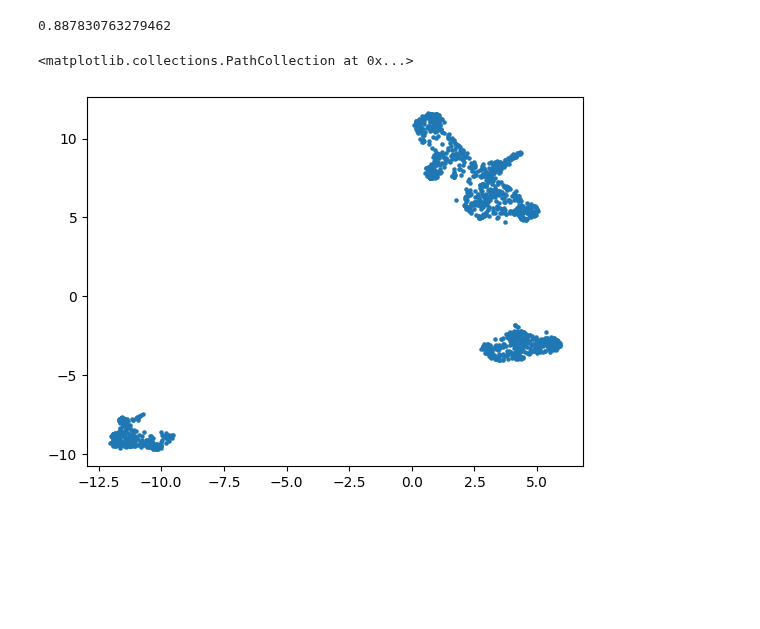
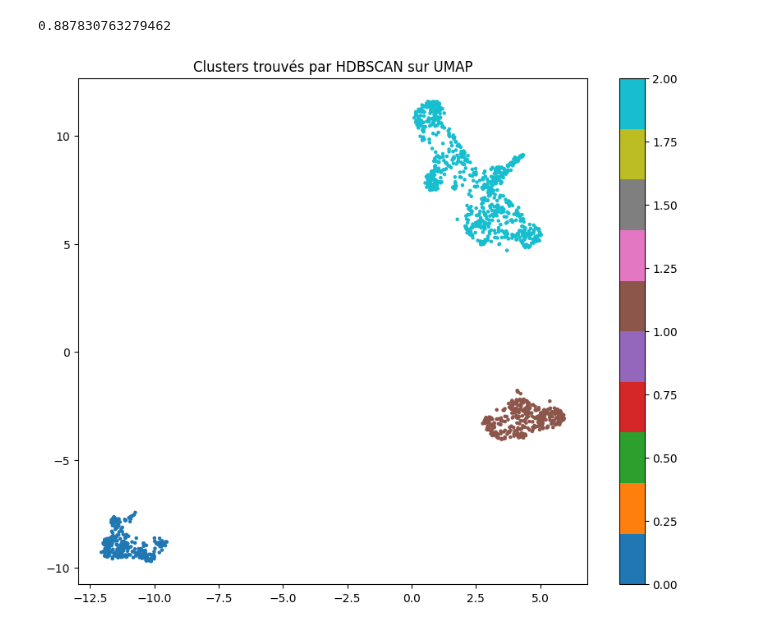
Before and after one commit to RandomFab/BRAINSCANAI, a Jupyter notebook: notebooks/Clustering_images.ipynb, the cells around one changed output. Saved outputs shown, nothing was run; the diff lists cells and outputs as text; code cells hidden in the pictures; blank space fills up the shorter version.

```diff
--- a/notebooks/Clustering_images.ipynb
+++ b/notebooks/Clustering_images.ipynb
@@ -96,19 +97,25 @@ labels = clusterer.fit_predict(X_pca)
 # %%
-# On réduit les coposant a 2 dimensions pour visualiser les clusters
-import umap
+# Clustering sur les coordonnées UMAP (2D)
+# Cela permet de capturer les groupes visuels que l'on observe
+import hdbscan
 
-umap_2d = umap.UMAP(
-    n_components=2,
-    random_state=42
+# On peut ajuster min_cluster_size si besoin pour bien séparer les 3 groupes
+clusterer = hdbscan.HDBSCAN(
+    min_cluster_size=30,
+    min_samples=5,
+    metric='euclidean'
 )
 
-X_umap = umap_2d.fit_transform(X_pca)
+labels = clusterer.fit_predict(X_umap)
 
-
-plt.scatter(X_umap[:,0], X_umap[:,1], s=5)
+# Visualisation simple des clusters trouvés
+plt.figure(figsize=(10, 8))
+plt.scatter(X_umap[:,0], X_umap[:,1], c=labels, cmap='tab10', s=5)
+plt.title("Clusters trouvés par HDBSCAN sur UMAP")
+plt.colorbar()
+plt.show()
 # %% [output]
-<matplotlib.collections.PathCollection at 0x...>
-[figure, old version]
+[figure, new version]
 # %%
 # On s'assure que l'orientation est catégorielle
 df_merged['orientation'] = df_merged['orientation'].astype('category')
```
Also changed, not shown: parts of 8 cells of this notebook, 2 other files.
